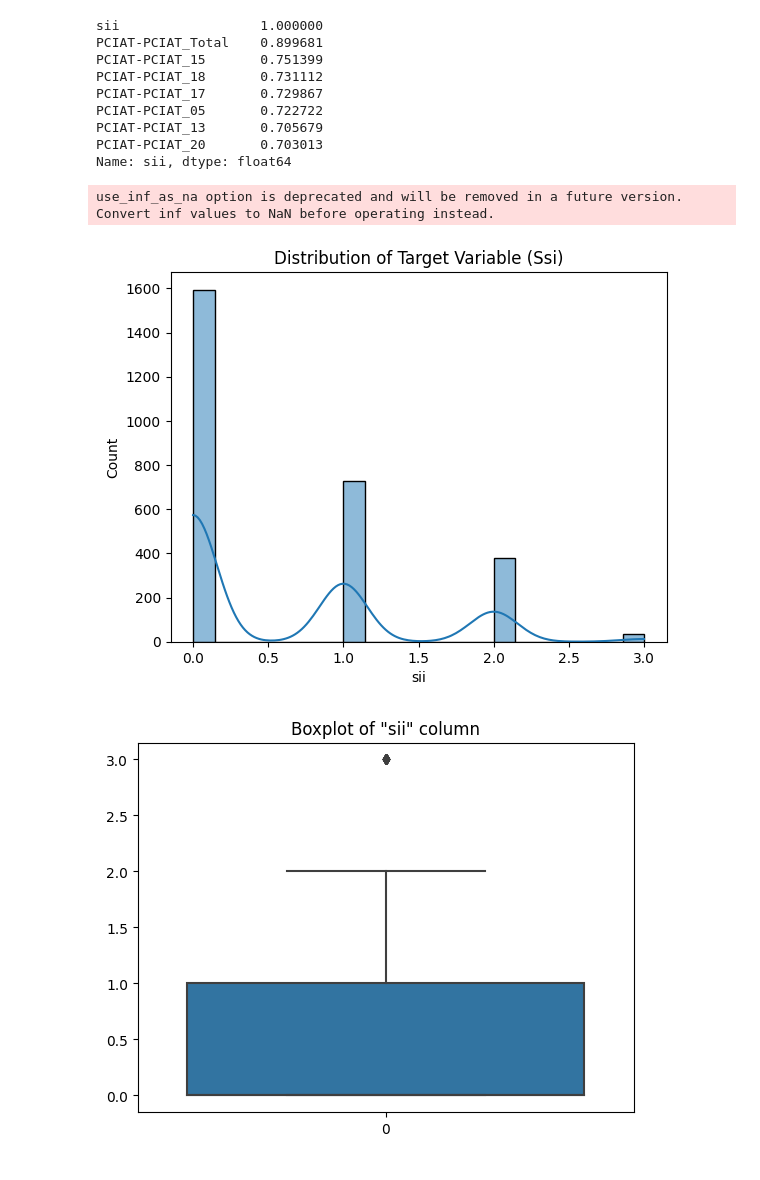
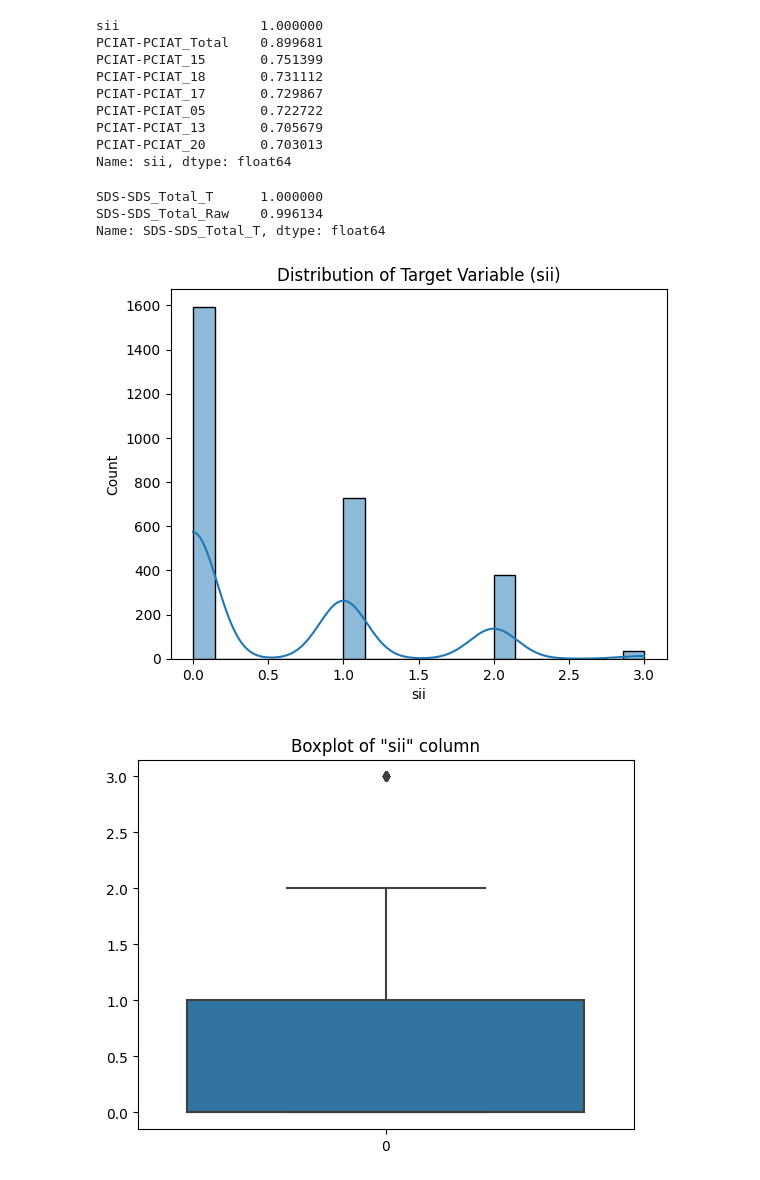
Before and after one commit to Ramtin-Karbaschi/BehaviorDetection_and_MobileMarketAnalysis, a Jupyter notebook: stat.ipynb, the cells around one changed output. Saved outputs shown, nothing was run; the diff lists cells and outputs as text; code cells hidden in the pictures.

```diff
--- a/stat.ipynb
+++ b/stat.ipynb
@@ -154,14 +145,22 @@ PCIAT-PCIAT_05       0.722722
 PCIAT-PCIAT_13       0.705679
 PCIAT-PCIAT_20       0.703013
 Name: sii, dtype: float64
+# %%
+# Identify columns that have more than 70% correlation with the target variable
+t_corr = numeric_df.corr()['SDS-SDS_Total_T'].abs()
+t_corr = t_corr[t_corr > 0.7].sort_values(ascending=False)
+t_corr
+# %% [output]
+SDS-SDS_Total_T      1.000000
+SDS-SDS_Total_Raw    0.996134
+Name: SDS-SDS_Total_T, dtype: float64
 # %%
 # Distribution of the target variable
 sns.histplot(df['sii'], kde=True)
-plt.title('Distribution of Target Variable (Ssi)')
+plt.title('Distribution of Target Variable (sii)')
 plt.show()
 # %% [output]
-use_inf_as_na option is deprecated and will be removed in a future version. Convert inf values to NaN before operating instead.
-[figure, old version]
+[figure, new version]
 # %%
 # Boxplot for outlier detection
 
```
Also changed, not shown: parts of 10 cells of this notebook.
